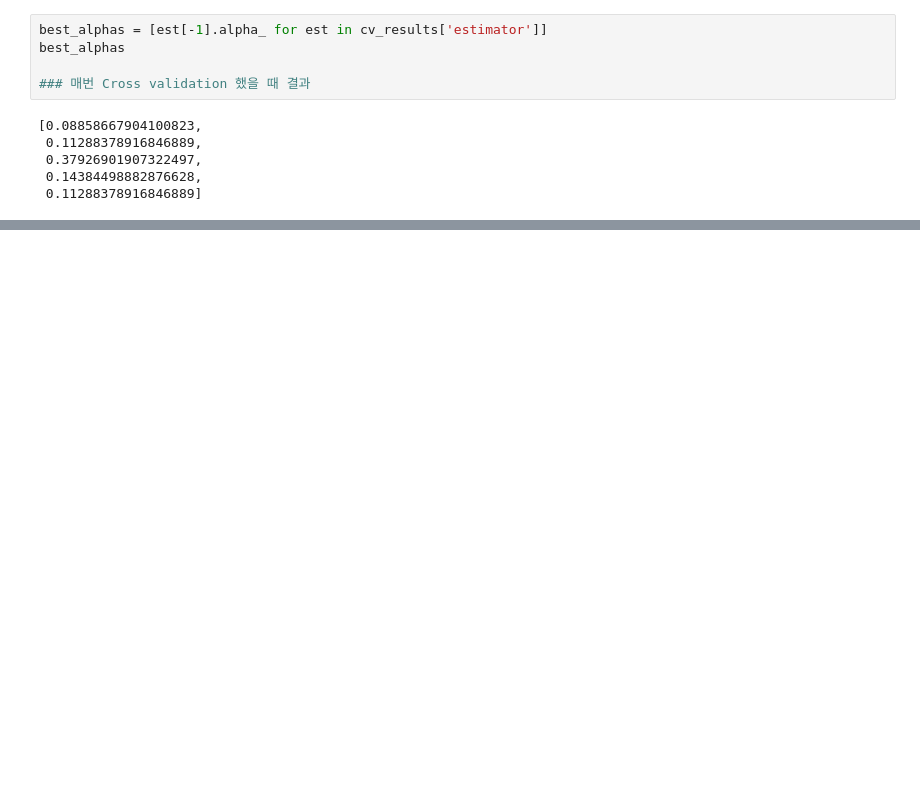
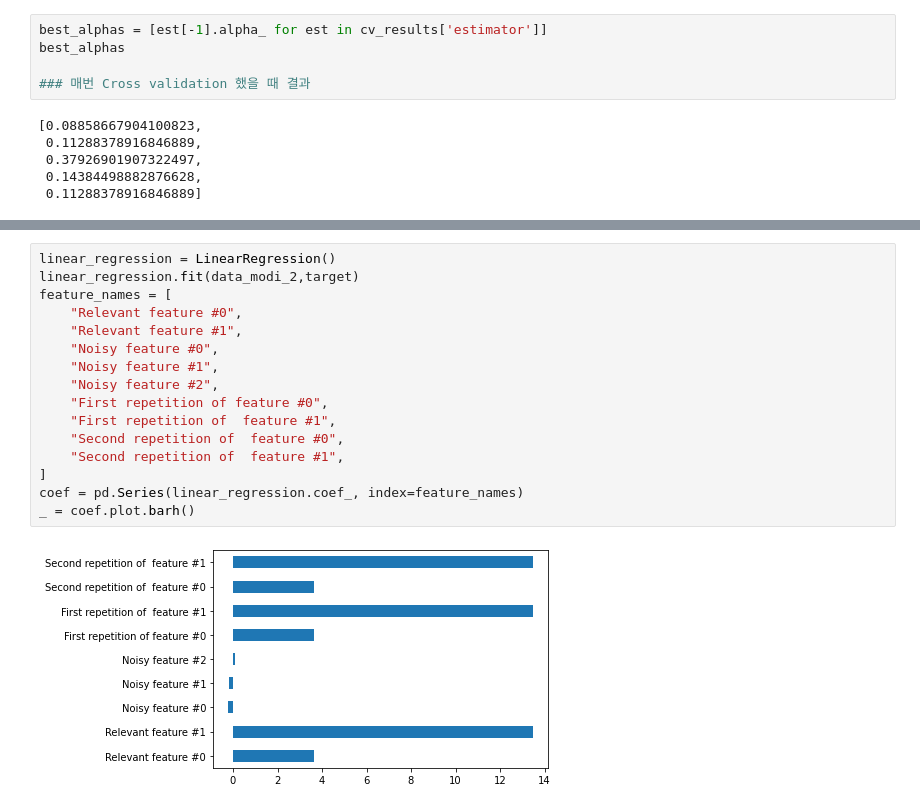
Before and after one commit to yangoos57/dataStudy, a Jupyter notebook: ML/[inria] scikit-learn course/M04_03 Regularization of linear regression model .ipynb, the cells around one changed output, grey strips where cells are left out. Saved outputs shown, nothing was run; the diff lists cells and outputs as text; blank space fills up the shorter version.

```diff
--- a/ML/[inria] scikit-learn course/M04_03 Regularization of linear regression model .ipynb
+++ b/ML/[inria] scikit-learn course/M04_03 Regularization of linear regression model .ipynb
@@ -192,0 +266,18 @@ best_alphas
+# %%
+linear_regression = LinearRegression()
+linear_regression.fit(data_modi_2,target)
+feature_names = [
+    "Relevant feature #0",
+    "Relevant feature #1",
+    "Noisy feature #0",
+    "Noisy feature #1",
+    "Noisy feature #2",
+    "First repetition of feature #0",
+    "First repetition of  feature #1",
+    "Second repetition of  feature #0",
+    "Second repetition of  feature #1",
+]
+coef = pd.Series(linear_regression.coef_, index=feature_names)
+_ = coef.plot.barh()
+# %% [output]
+[figure, added]
```
Also changed, not shown: parts of 12 cells of this notebook, 2 other files.
